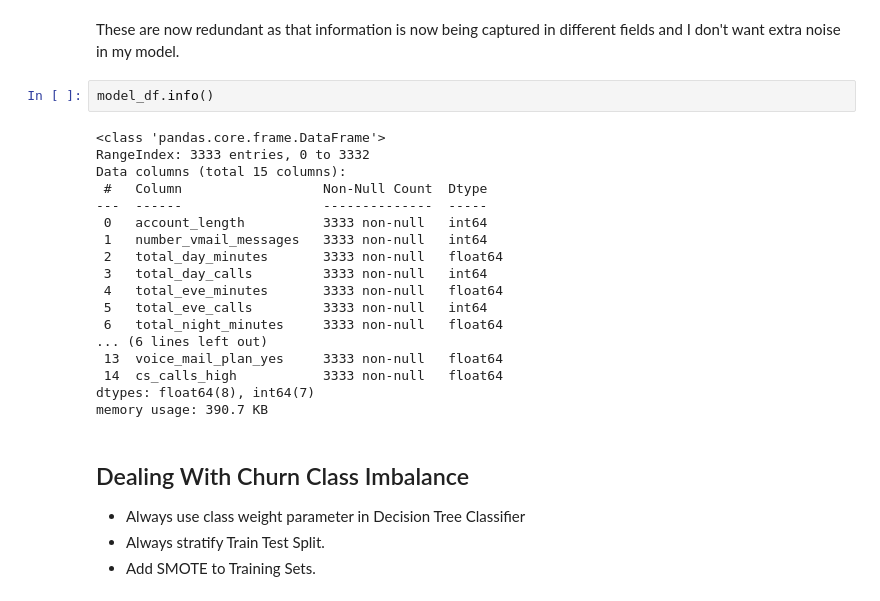
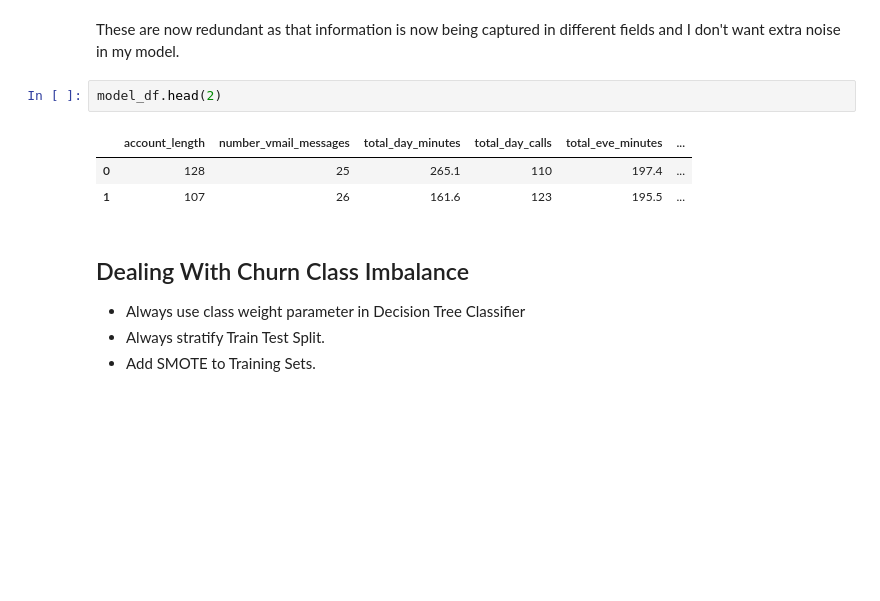
Before and after one commit to jxn628/syriatel-churn-analysis, a Jupyter notebook: student.ipynb, the cells around one changed output. Drawn from its saved outputs; the diff is of its cells as text; blank space fills up the shorter version.

```diff
--- a/student.ipynb
+++ b/student.ipynb
@@ -296,26 +292,12 @@ model_df=model_df.drop(['customer_service_calls','total_day_charge', 'total_eve_
                           , axis=1)
 # %% [markdown]
 These are now redundant as that information is now being captured in different fields and I don't want extra noise in my model.
-# %%
-model_df.info()
-# %% [output]
-<class 'pandas.core.frame.DataFrame'>
-RangeIndex: 3333 entries, 0 to 3332
-Data columns (total 15 columns):
- #   Column                  Non-Null Count  Dtype
----  ------                  --------------  -----
- 0   account_length          3333 non-null   int64
- 1   number_vmail_messages   3333 non-null   int64
- 2   total_day_minutes       3333 non-null   float64
- 3   total_day_calls         3333 non-null   int64
- 4   total_eve_minutes       3333 non-null   float64
- 5   total_eve_calls         3333 non-null   int64
- 6   total_night_minutes     3333 non-null   float64
-... (6 lines left out)
- 13  voice_mail_plan_yes     3333 non-null   float64
- 14  cs_calls_high           3333 non-null   float64
-dtypes: float64(8), int64(7)
-memory usage: 390.7 KB
+# %%
+model_df.head(2)
+# %% [output]
+|  | account_length | number_vmail_messages | total_day_minutes | total_day_calls | total_eve_minutes | ... |
+| 0 | 128 | 25 | 265.1 | 110 | 197.4 | ... |
+| 1 | 107 | 26 | 161.6 | 123 | 195.5 | ... |
 # %% [markdown]
 ## Dealing With Churn Class Imbalance
 - Always use class weight parameter in Decision Tree Classifier
```
Also changed, not shown: parts of 12 cells of this notebook.
